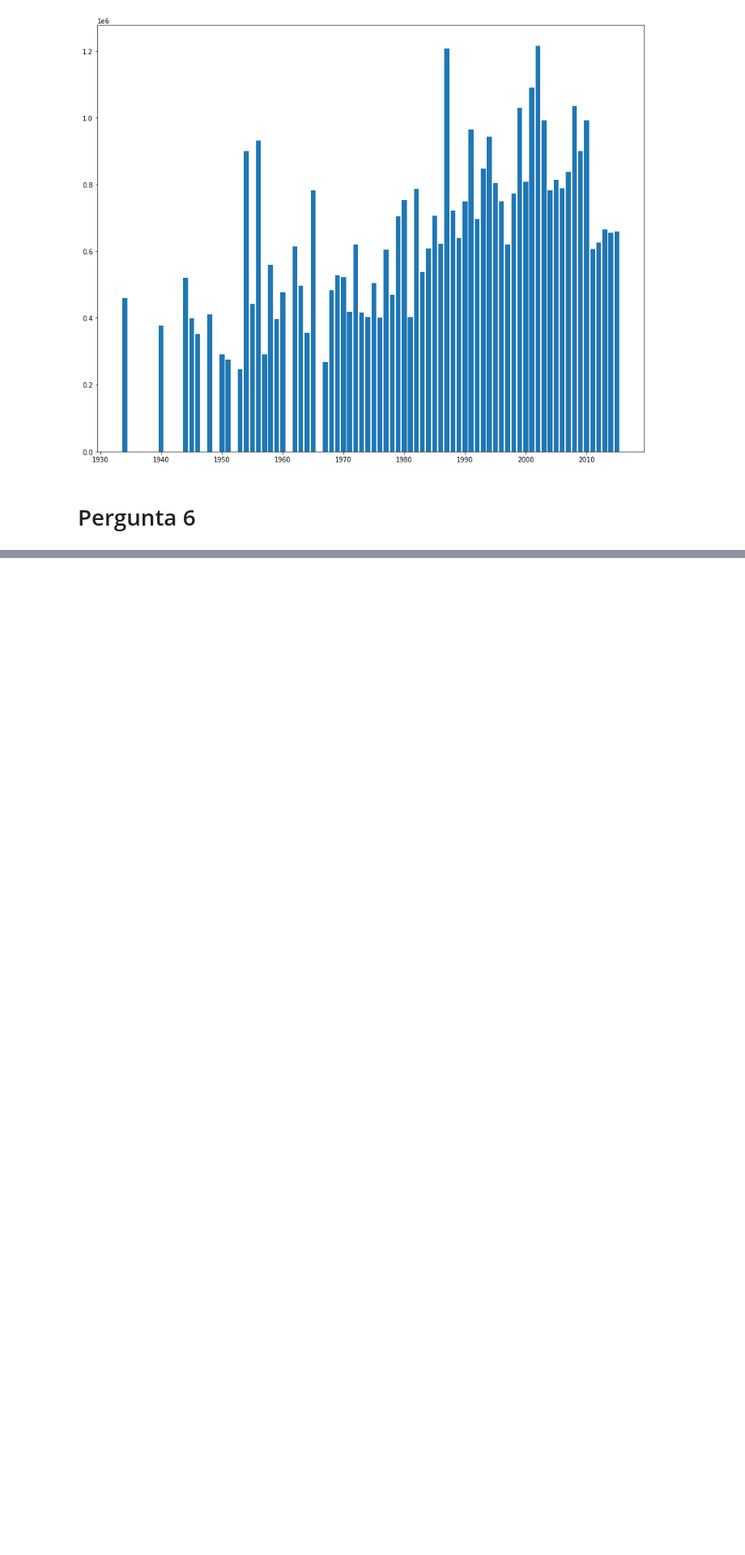
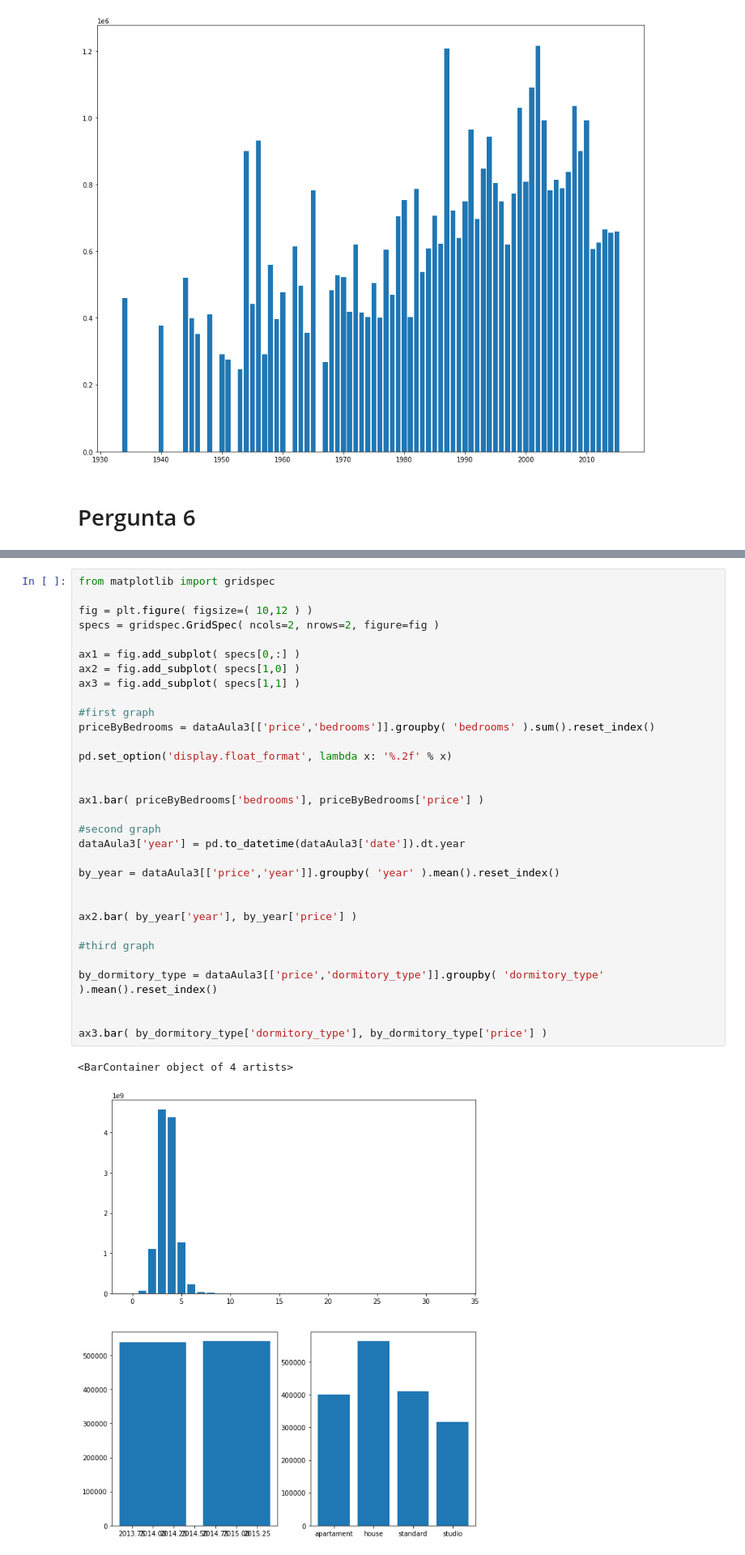
Before and after one commit to Edu-p/Data-VisuandProcessing, a Jupyter notebook: NotebooksExercicios/Exercicios_aula3.ipynb, the cells around one changed output, grey strips where cells are left out. Shown at 81% size. Cells and saved outputs as stored; diff of their text form; blank space fills up the shorter version.

```diff
--- a/NotebooksExercicios/Exercicios_aula3.ipynb
+++ b/NotebooksExercicios/Exercicios_aula3.ipynb
@@ -82,0 +84,35 @@ yr_built dormitory_type
+# %%
+from matplotlib import gridspec
+
+fig = plt.figure( figsize=( 10,12 ) )
+specs = gridspec.GridSpec( ncols=2, nrows=2, figure=fig )
+
+ax1 = fig.add_subplot( specs[0,:] )
+ax2 = fig.add_subplot( specs[1,0] )
+ax3 = fig.add_subplot( specs[1,1] )
+
+#first graph
+priceByBedrooms = dataAula3[['price','bedrooms']].groupby( 'bedrooms' ).sum().reset_index()
+
+pd.set_option('display.float_format', lambda x: '%.2f' % x)
+
+
+ax1.bar( priceByBedrooms['bedrooms'], priceByBedrooms['price'] )
+
+#second graph
+dataAula3['year'] = pd.to_datetime(dataAula3['date']).dt.year
+
+by_year = dataAula3[['price','year']].groupby( 'year' ).mean().reset_index()
+
+
+ax2.bar( by_year['year'], by_year['price'] )
+
+#third graph
+
+by_dormitory_type = dataAula3[['price','dormitory_type']].groupby( 'dormitory_type' ).mean().reset_index()
+
+
+ax3.bar( by_dormitory_type['dormitory_type'], by_dormitory_type['price'] )
+# %% [output]
+<BarContainer object of 4 artists>
+[figure, added]
```
Also changed, not shown: parts of 3 cells of this notebook.
